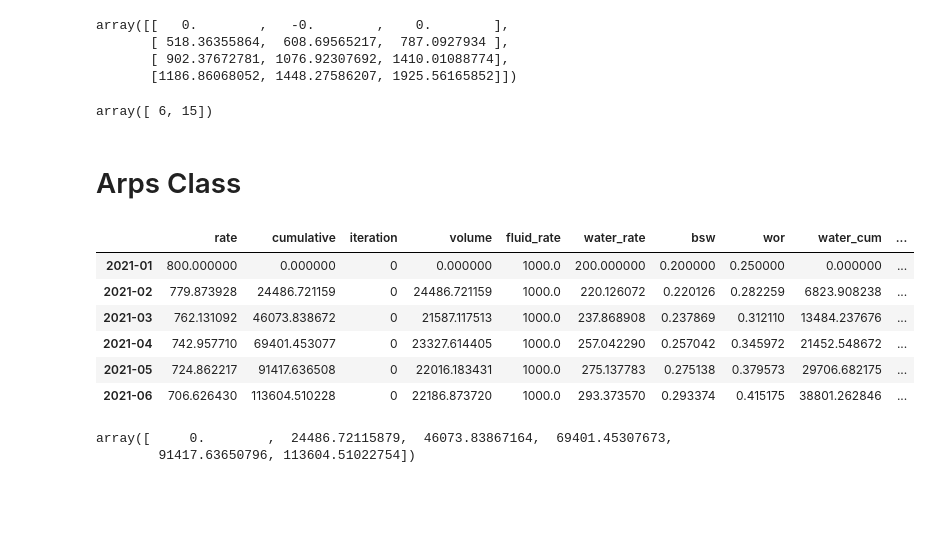
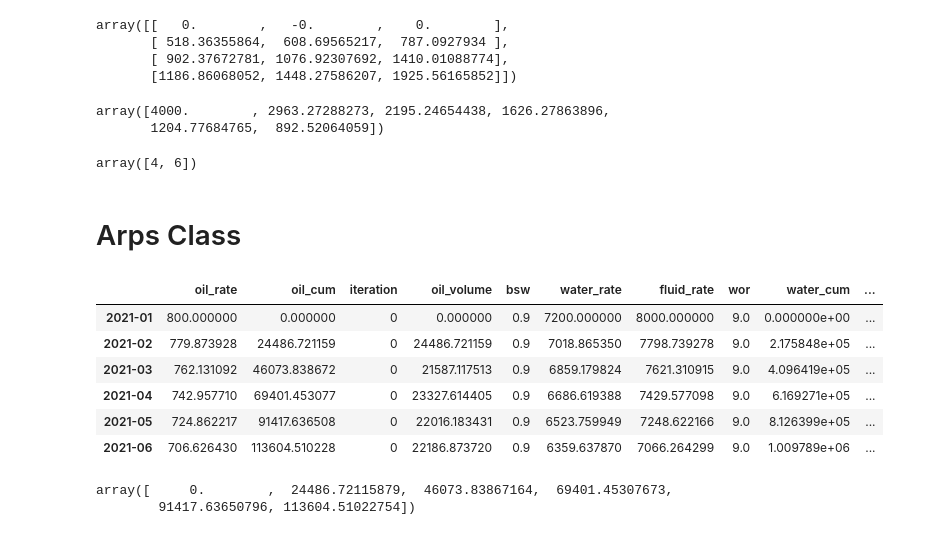
Before and after one commit to scuervo91/dcapy, a Jupyter notebook: examples/Arps_basic_dca.ipynb, the cells around one changed output. Cells and saved outputs as stored; diff of their text form; code cells hidden in the pictures; blank space fills up the shorter version.

```diff
--- a/examples/Arps_basic_dca.ipynb
+++ b/examples/Arps_basic_dca.ipynb
@@ -128,38 +128,43 @@ array([[   0.        ,   -0.        ,    0.        ],
        [ 518.36355864,  608.69565217,  787.0927934 ],
        [ 902.37672781, 1076.92307692, 1410.01088774],
        [1186.86068052, 1448.27586207, 1925.56165852]])
+# %%
+dca.arps_forecast([0,1,2,3,4,5],4000,0.3,0)
+# %% [output]
+array([4000.        , 2963.27288273, 2195.24654438, 1626.27863896,
+       1204.77684765,  892.52064059])
 # %%
-dca.arps_rate_time([4000,5000],[0.3,0.6],[0,1],500)
+dca.arps_rate_time([4000,5000],[0.3,0.6],[0,1],1000)
 # %% [output]
-array([ 6, 15])
+array([4, 6])
 # %% [markdown]
 # Arps Class
 # %%
  dca_data = {
     'ti':'2021-01-01',
     'di':0.3,
     'freq_di':'A',
     'qi':800,
     'b':0,
-    'fluid_rate':1000
+    'bsw':0.9
 }
 
 dca_ex = dca.Arps(**dca_data)
 fr_params = {'start':date(2021,1,1),
     'end':date(2021,6,28),
     'freq_input':'D',
     'freq_output':'M'}
 
 
 dca_ex.forecast(**fr_params)
 # %% [output]
-|  | rate | cumulative | iteration | volume | fluid_rate | water_rate | bsw | wor | water_cum | ... |
-| 2021-01 | 800.000000 | 0.000000 | 0 | 0.000000 | 1000.0 | 200.000000 | 0.200000 | 0.250000 | 0.000000 | ... |
-| 2021-02 | 779.873928 | 24486.721159 | 0 | 24486.721159 | 1000.0 | 220.126072 | 0.220126 | 0.282259 | 6823.908238 | ... |
-| 2021-03 | 762.131092 | 46073.838672 | 0 | 21587.117513 | 1000.0 | 237.868908 | 0.237869 | 0.312110 | 13484.237676 | ... |
-| 2021-04 | 742.957710 | 69401.453077 | 0 | 23327.614405 | 1000.0 | 257.042290 | 0.257042 | 0.345972 | 21452.548672 | ... |
-| 2021-05 | 724.862217 | 91417.636508 | 0 | 22016.183431 | 1000.0 | 275.137783 | 0.275138 | 0.379573 | 29706.682175 | ... |
-| 2021-06 | 706.626430 | 113604.510228 | 0 | 22186.873720 | 1000.0 | 293.373570 | 0.293374 | 0.415175 | 38801.262846 | ... |
+|  | oil_rate | oil_cum | iteration | oil_volume | bsw | water_rate | fluid_rate | wor | water_cum | ... |
+| 2021-01 | 800.000000 | 0.000000 | 0 | 0.000000 | 0.9 | 7200.000000 | 8000.000000 | 9.0 | 0.000000e+00 | ... |
+| 2021-02 | 779.873928 | 24486.721159 | 0 | 24486.721159 | 0.9 | 7018.865350 | 7798.739278 | 9.0 | 2.175848e+05 | ... |
+| 2021-03 | 762.131092 | 46073.838672 | 0 | 21587.117513 | 0.9 | 6859.179824 | 7621.310915 | 9.0 | 4.096419e+05 | ... |
+| 2021-04 | 742.957710 | 69401.453077 | 0 | 23327.614405 | 0.9 | 6686.619388 | 7429.577098 | 9.0 | 6.169271e+05 | ... |
+| 2021-05 | 724.862217 | 91417.636508 | 0 | 22016.183431 | 0.9 | 6523.759949 | 7248.622166 | 9.0 | 8.126399e+05 | ... |
+| 2021-06 | 706.626430 | 113604.510228 | 0 | 22186.873720 | 0.9 | 6359.637870 | 7066.264299 | 9.0 | 1.009789e+06 | ... |
 # %%
 dca.arps_cumulative([0,  31,  59,  90, 120, 151],800,0.3/365,0)
 # %% [output]
```
Also changed, not shown: parts of 22 cells of this notebook, 4 other files.
